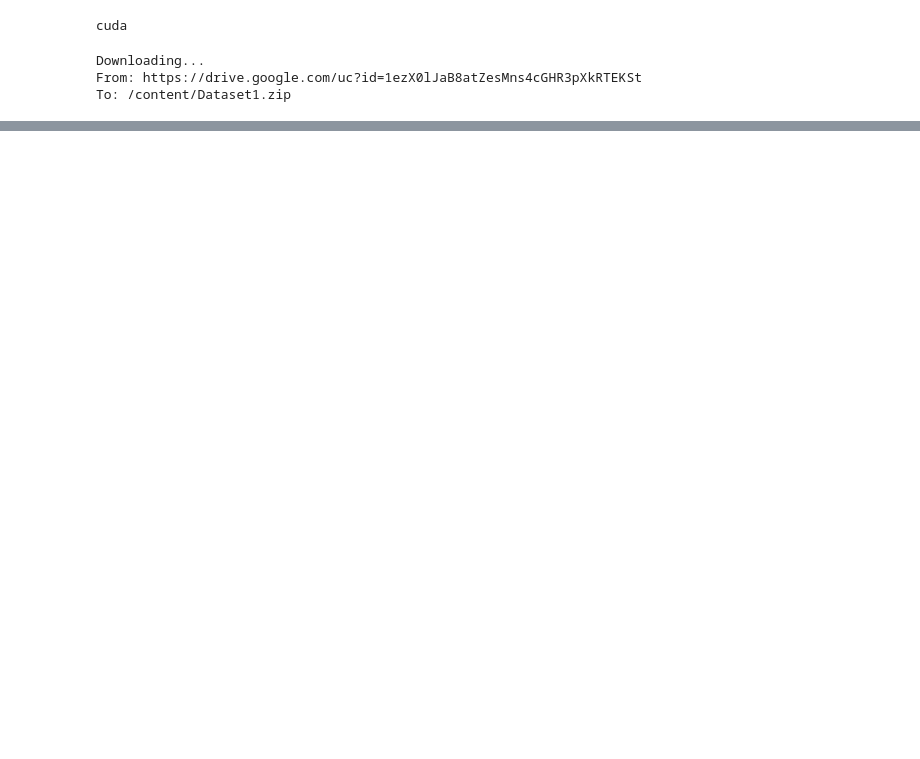
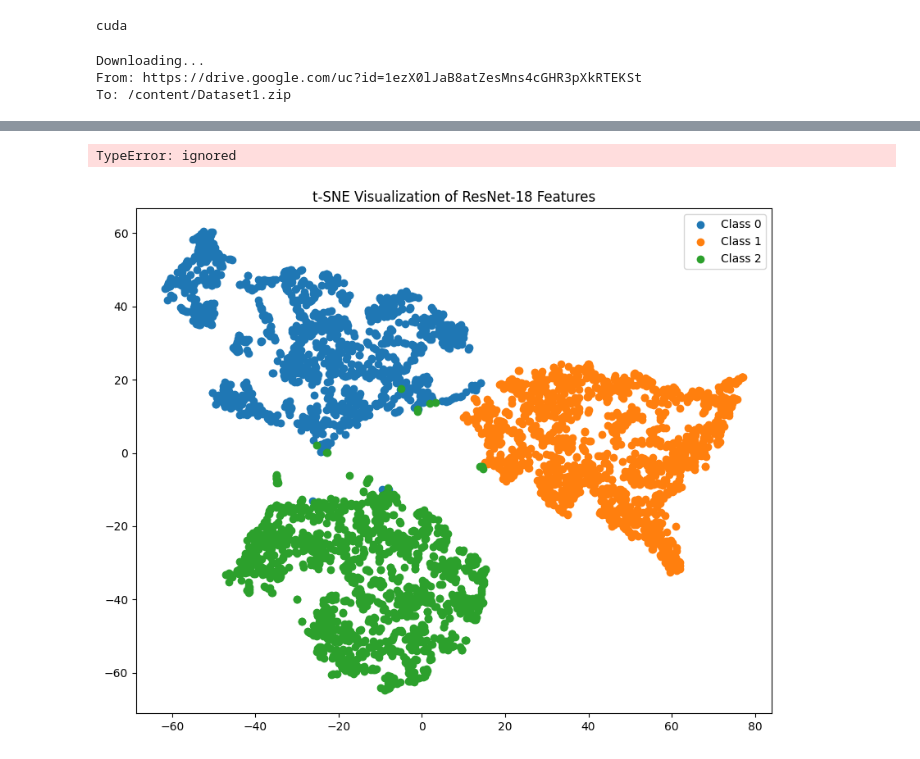
Before and after one commit to mkandaleft/COMP432-GroupM, a Jupyter notebook: Comp432.ipynb, the cells around one changed output, grey strips where cells are left out. Cells and saved outputs as stored; diff of their text form; code cells hidden in the pictures; blank space fills up the shorter version.

Commit message:
Added saving of the model, tsne implementation. Work by both Mark and Roxane.

```diff
--- a/Comp432.ipynb
+++ b/Comp432.ipynb
@@ -68,8 +68,8 @@ resnet18 = resnet18.to(device)
 # %%
 # Train the model with the dataset.
 
-learning_rate = 0.005
-num_epoch = 10
+learning_rate = 0.001
+num_epoch = 20
 
 loss_function = torch.nn.CrossEntropyLoss()
 
@@ -166,0 +186,68 @@ weighted avg       0.94      0.93      0.93      1800
+# %%
+example_index = 0  # Change this index to visualize different images in your dataset.
+example_image, example_label = dataset[example_index]
+
+# Revert the normalization to properly display the image.
+mean = [0.5, 0.5, 0.5]
+std = [0.5, 0.5, 0.5]
+unnormalize = torchvision.transforms.Normalize((-1 * m / s for m, s in zip(mean, std)), (1.0 / s for s in std))
+unnormalized_img = unnormalize(example_image)
+
+# Convert from Tensor to NumPy for visualization.
+img_np = example_image.permute(1, 2, 0).numpy()
+unnormalized_np = unnormalized_img.permute(1, 2, 0).numpy()
+
+# Plot both normalized and unnormalized images.
+fig, axes = plt.subplots(1, 2, figsize=(10, 5))
+axes[0].imshow(img_np)
+axes[0].set_title('Original Image (Normalized)')
+axes[0].axis('off')
+
+axes[1].imshow(unnormalized_np)
+axes[1].set_title('Unnormalized Image')
+axes[1].axis('off')
+
+plt.show()
+# %% [output]
+TypeError: ignored
+# %%
+from sklearn.manifold import TSNE
+
+resnet18.eval()
+
+# Store features and labels
+features_list = []
+labels_list = []
+
+# Get the features and labels
+for data in train_loader:
+    train_inputs, train_labels = data
+    train_inputs, train_labels = train_inputs.to(device), train_labels.to(device)
+    features = resnet18(train_inputs).detach().cpu().numpy()
+    features_list.append(features)
+    labels_list.append(train_labels.cpu().numpy())
+
+# Concatenate features and labels
+features = torch.from_numpy(np.concatenate(features_list))
+labels = torch.from_numpy(np.concatenate(labels_list))
+
+# Reshape the features tensor if needed
+features = features.view(features.size(0), -1)  # Reshape if necessary for t-SNE
+
+# Apply t-SNE for dimensionality reduction
+tsne = TSNE(n_components=2, random_state=0)
+embedded_features = tsne.fit_transform(features)
+
+# Plot the t-SNE embedded features with class labels
+plt.figure(figsize=(10, 8))
+for class_idx in range(3):
+    plt.scatter(
+        embedded_features[labels == class_idx, 0],
+        embedded_features[labels == class_idx, 1],
+        label=f"Class {class_idx}",
+    )
+plt.title('t-SNE Visualization of ResNet-18 Features')
+plt.legend()
+plt.show()
+# %% [output]
+[figure, added]
```
Also changed, not shown: parts of 4 cells of this notebook.
